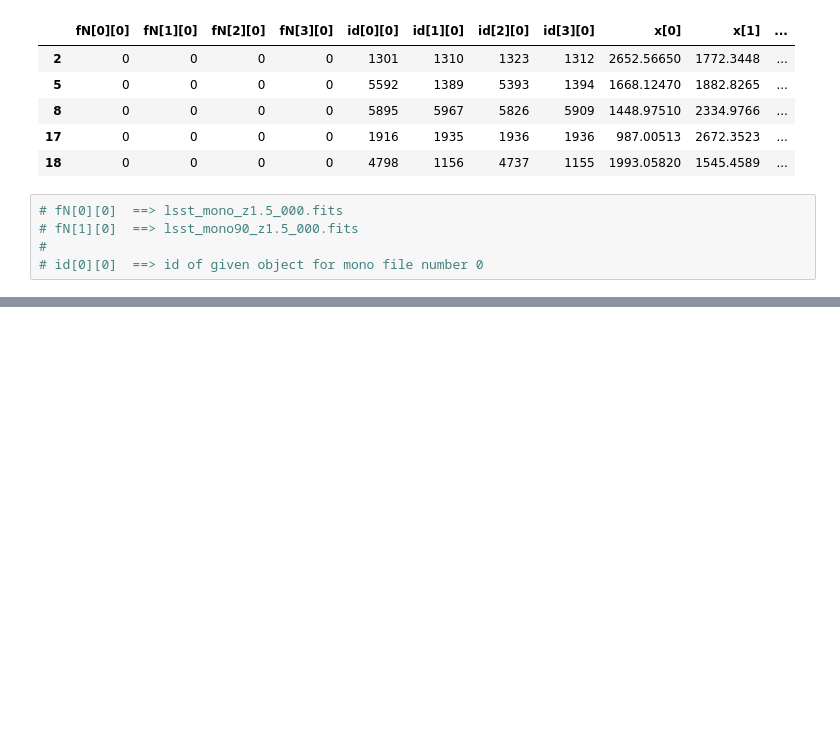
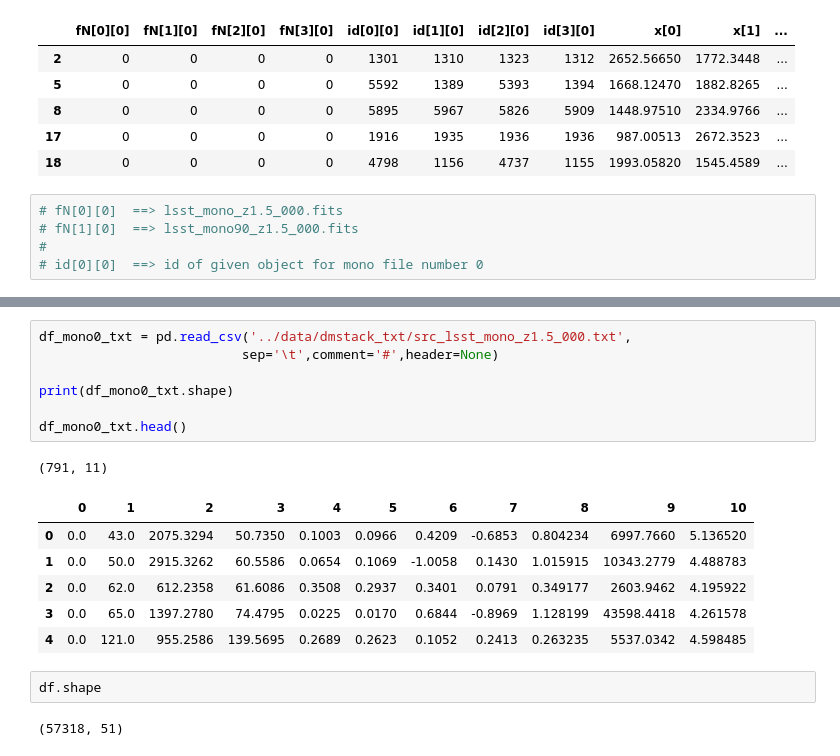
Before and after one commit to bpRsh/2019_shear_analysis_after_dmstack, a Jupyter notebook: Nov_2019/Nov25/a01_plot_gmsq_contour_plot.ipynb, the cells around one changed output, grey strips where cells are left out. Cells and saved outputs as stored; diff of their text form; blank space fills up the shorter version.

```diff
--- a/Nov_2019/Nov25/a01_plot_gmsq_contour_plot.ipynb
+++ b/Nov_2019/Nov25/a01_plot_gmsq_contour_plot.ipynb
@@ -479,0 +501,19 @@ df_gmdsq_larger_bin10_file0[['x[0]','x[1]','gm[0]','gm[1]']]\
+# %%
+df_mono0_txt = pd.read_csv('../data/dmstack_txt/src_lsst_mono_z1.5_000.txt',
+                          sep='\t',comment='#',header=None)
+
+print(df_mono0_txt.shape)
+
+df_mono0_txt.head()
+# %% [output]
+(791, 11)
+|  | 0 | 1 | 2 | 3 | 4 | 5 | 6 | 7 | 8 | 9 | 10 |
+| 0 | 0.0 | 43.0 | 2075.3294 | 50.7350 | 0.1003 | 0.0966 | 0.4209 | -0.6853 | 0.804234 | 6997.7660 | 5.136520 |
+| 1 | 0.0 | 50.0 | 2915.3262 | 60.5586 | 0.0654 | 0.1069 | -1.0058 | 0.1430 | 1.015915 | 10343.2779 | 4.488783 |
+| 2 | 0.0 | 62.0 | 612.2358 | 61.6086 | 0.3508 | 0.2937 | 0.3401 | 0.0791 | 0.349177 | 2603.9462 | 4.195922 |
+| 3 | 0.0 | 65.0 | 1397.2780 | 74.4795 | 0.0225 | 0.0170 | 0.6844 | -0.8969 | 1.128199 | 43598.4418 | 4.261578 |
+| 4 | 0.0 | 121.0 | 955.2586 | 139.5695 | 0.2689 | 0.2623 | 0.1052 | 0.2413 | 0.263235 | 5537.0342 | 4.598485 |
+# %%
+df.shape
+# %% [output]
+(57318, 51)
```
Also changed, not shown: parts of 6 cells of this notebook.
